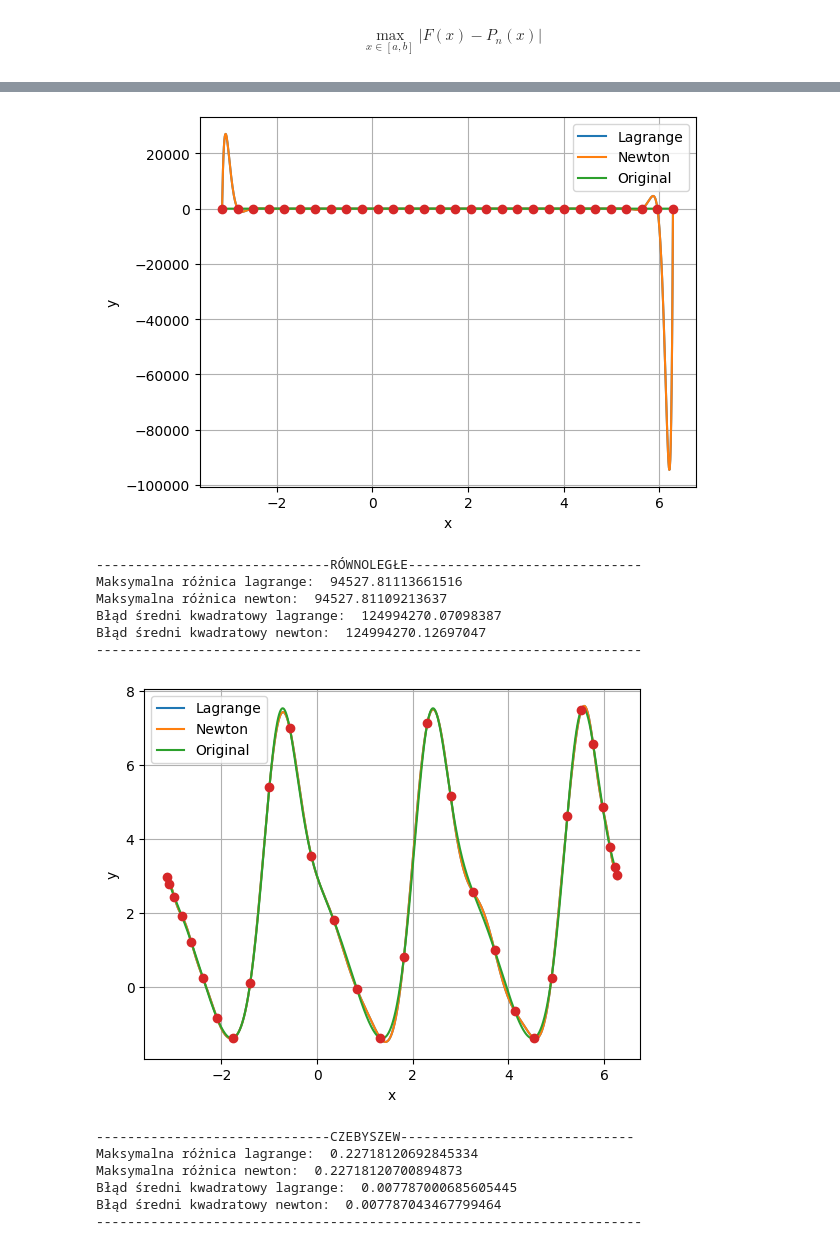
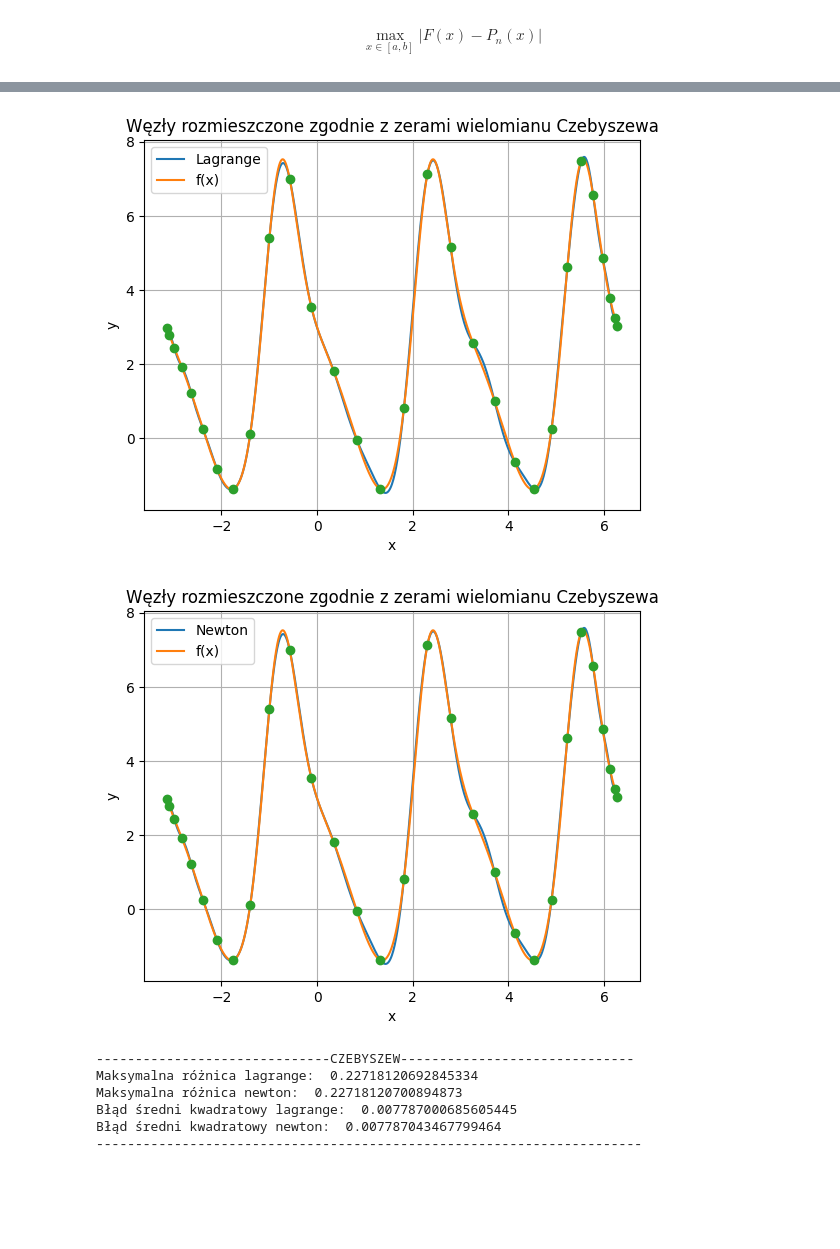
Before and after one commit to podedworny/MOwNiT_excercises, a Jupyter notebook: zad2/zad2.ipynb, the cells around one changed output, grey strips where cells are left out. Cells and saved outputs as stored; diff of their text form; code cells hidden in the pictures; blank space fills up the shorter version.

```diff
--- a/zad2/zad2.ipynb
+++ b/zad2/zad2.ipynb
@@ -3,6 +3,7 @@ import math
 import numpy as np
 import matplotlib.pyplot as plt
 %matplotlib inline
+kkk = 1
 # %%
 def g(x):
     m = 2
@@ -11,7 +12,8 @@ def g(x):
 a = -np.pi
 b = 2 * np.pi
 # %%
-def fun_painter(a, b, func, names, points = None):
+def fun_painter(a, b, func, names, points = None, title=None):
+    global kkk
     plt.figure()
     plt.grid()
     plt.xlabel('x')
@@ -21,9 +23,13 @@ def fun_painter(a, b, func, names, points = None):
         y = func[i](x)
         plt.plot(x, y, label=names[i])
     plt.legend()
-
+    if title is not None:
+        plt.title(title)
     if points is not None:
         plt.plot(points[0], points[1], marker='o', linestyle='')
+    name = "wykres" + str(kkk) + ".png"
+    plt.savefig(name,bbox_inches='tight')
+    kkk+=1
     plt.show()
 
-fun_painter(a, b, [g], ["function"])
+#fun_painter(a, b, [g], ["f(x)"])
@@ -239,20 +243,27 @@ Błąd średni kwadratowy lagrange:  0.20866032298472917
 Błąd średni kwadratowy newton:  0.20866032294099604
 ----------------------------------------------------------------------
 # %%
-generate_summary(30)
+def generate_summary_cz(n):
+
+    pc = generate_chebyshev(a, b, g, n)
+    f_l = lagrange(*pc)
+    f_n = newton(*pc)
+    fun_painter(a, b, [f_l, g], ["Lagrange","f(x)"], pc, "Węzły rozmieszczone zgodnie z zerami wielomianu Czebyszewa")
+    fun_painter(a, b, [f_n, g], ["Newton", "f(x)"], pc, "Węzły rozmieszczone zgodnie z zerami wielomianu Czebyszewa")
+    print("------------------------------CZEBYSZEW------------------------------")
+    print("Maksymalna różnica lagrange: ", max_diff(f_l))
+    print("Maksymalna różnica newton: ", max_diff(f_n))
+    print("Błąd średni kwadratowy lagrange: ", sum_diff(f_l))
+    print("Błąd średni kwadratowy newton: ", sum_diff(f_n))
+    print("----------------------------------------------------------------------")
+generate_summary_cz(30)
 # %% [output]
-[figure, old version]
+[figure, new version]
+[figure, new version]
-------------------------------RÓWNOLEGŁE------------------------------
-Maksymalna różnica lagrange:  94527.81113661516
-Maksymalna różnica newton:  94527.81109213637
-Błąd średni kwadratowy lagrange:  124994270.07098387
-Błąd średni kwadratowy newton:  124994270.12697047
+------------------------------CZEBYSZEW------------------------------
+Maksymalna różnica lagrange:  0.22718120692845334
+Maksymalna różnica newton:  0.22718120700894873
+Błąd średni kwadratowy lagrange:  0.007787000685605445
+Błąd średni kwadratowy newton:  0.007787043467799464
 ----------------------------------------------------------------------
-[figure, old version]
-------------------------------CZEBYSZEW------------------------------
-Maksymalna różnica lagrange:  0.22718120692845334
-Maksymalna różnica newton:  0.22718120700894873
-Błąd średni kwadratowy lagrange:  0.007787000685605445
-Błąd średni kwadratowy newton:  0.007787043467799464
-----------------------------------------------------------------------
 # %%
```
Also changed, not shown: parts of 13 cells of this notebook, 35 other files.
